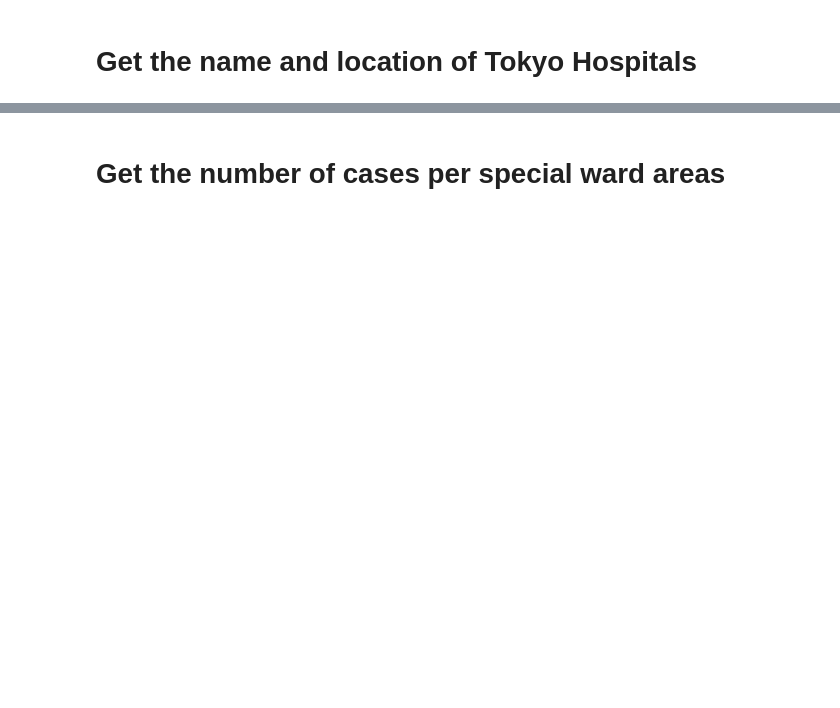
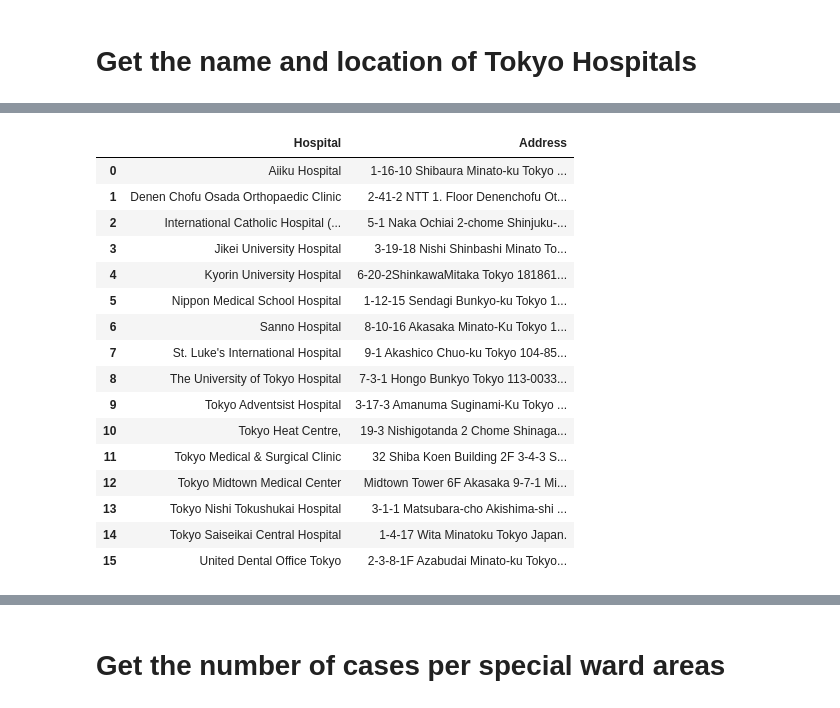
Before and after one commit to tientea/Coursera_Capstone, a Jupyter notebook: Battle of Neighborhoods/Tokyo_hospital_beds.ipynb, the cells around one changed output, grey strips where cells are left out. Drawn from its saved outputs; the diff is of its cells as text; code cells hidden in the pictures; blank space fills up the shorter version.

```diff
--- a/Battle of Neighborhoods/Tokyo_hospital_beds.ipynb
+++ b/Battle of Neighborhoods/Tokyo_hospital_beds.ipynb
@@ -208,0 +245,23 @@ print((hospital_name))
+# %%
+#Append hospital name and hospital address into one table
+hospital_df = pd.DataFrame(hospital_name,columns = ["Hospital"])
+hospital_df['Address'] = hospital_address
+hospital_df
+# %% [output]
+|  | Hospital | Address |
+| 0 | Aiiku Hospital | 1-16-10 Shibaura Minato-ku Tokyo ... |
+| 1 | Denen Chofu Osada Orthopaedic Clinic | 2-41-2 NTT 1. Floor Denenchofu Ot... |
+| 2 | International Catholic Hospital (... | 5-1 Naka Ochiai 2-chome Shinjuku-... |
+| 3 | Jikei University Hospital | 3-19-18 Nishi Shinbashi Minato To... |
+| 4 | Kyorin University Hospital | 6-20-2ShinkawaMitaka Tokyo 181861... |
+| 5 | Nippon Medical School Hospital | 1-12-15 Sendagi Bunkyo-ku Tokyo 1... |
+| 6 | Sanno Hospital | 8-10-16 Akasaka Minato-Ku Tokyo 1... |
+| 7 | St. Luke's International Hospital | 9-1 Akashico Chuo-ku Tokyo 104-85... |
+| 8 | The University of Tokyo Hospital | 7-3-1 Hongo Bunkyo Tokyo 113-0033... |
+| 9 | Tokyo Adventsist Hospital | 3-17-3 Amanuma Suginami-Ku Tokyo ... |
+| 10 | Tokyo Heat Centre, | 19-3 Nishigotanda 2 Chome Shinaga... |
+| 11 | Tokyo Medical & Surgical Clinic | 32 Shiba Koen Building 2F 3-4-3 S... |
+| 12 | Tokyo Midtown Medical Center | Midtown Tower 6F Akasaka 9-7-1 Mi... |
+| 13 | Tokyo Nishi Tokushukai Hospital | 3-1-1 Matsubara-cho Akishima-shi ... |
+| 14 | Tokyo Saiseikai Central Hospital | 1-4-17 Wita Minatoku Tokyo Japan. |
+| 15 | United Dental Office Tokyo | 2-3-8-1F Azabudai Minato-ku Tokyo... |
```
Also changed, not shown: parts of 14 cells of this notebook.
